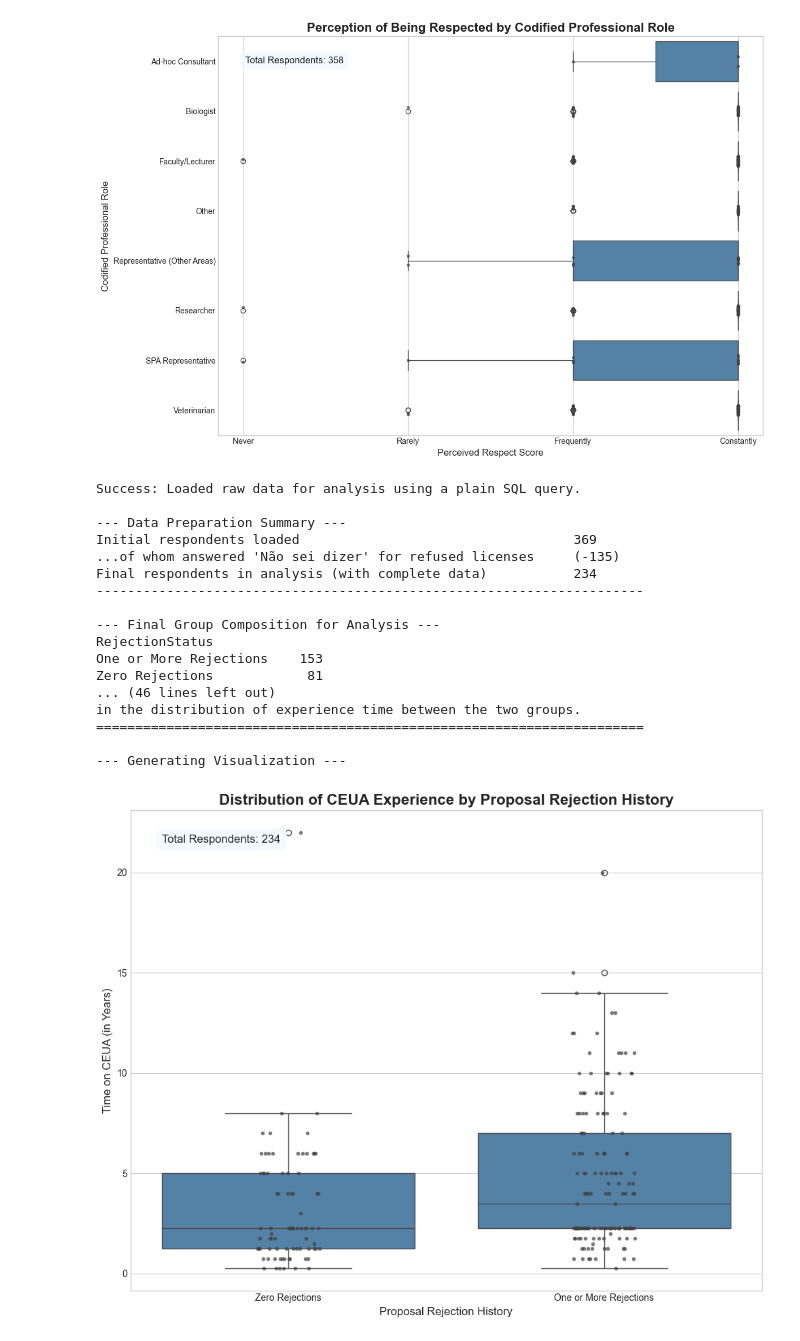
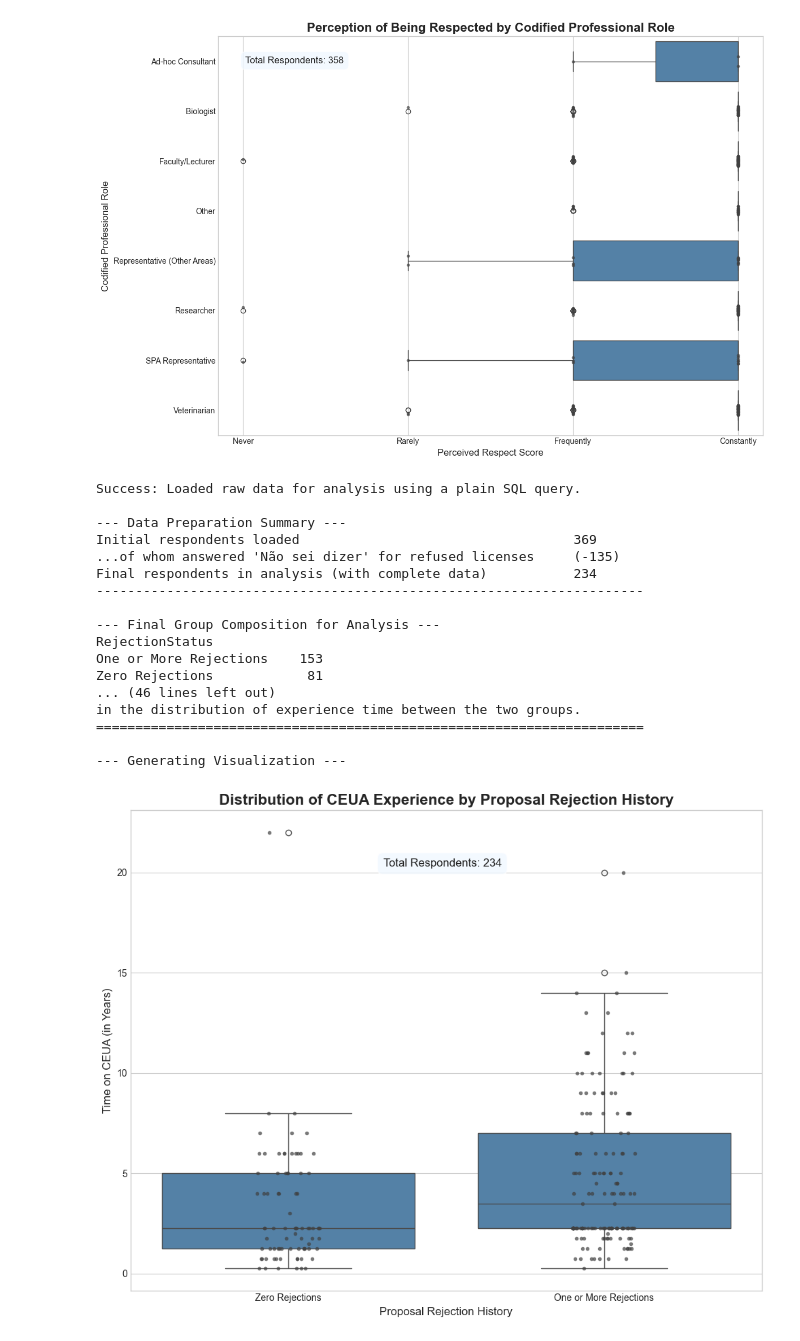
Before and after one commit to 3ff3x0r/CEUAS, a Jupyter notebook: Ceuas_stat.ipynb, the cells around one changed output. Saved outputs shown, nothing was run; the diff lists cells and outputs as text; code cells hidden in the pictures.

```diff
--- a/Ceuas_stat.ipynb
+++ b/Ceuas_stat.ipynb
@@ -8042,35 +8042,35 @@ def main():
     plt.title('Distribution of CEUA Experience by Proposal Rejection History', fontsize=16, fontweight='bold')
     plt.xlabel('Proposal Rejection History', fontsize=12)
     plt.ylabel('Time on CEUA (in Years)', fontsize=12)
 
-    ax.text(0.05, 0.95, f'Total Respondents: {final_analysis_count}',
+    ax.text(0.40, 0.90, f'Total Respondents: {final_analysis_count}',
             transform=ax.transAxes, fontsize=12, verticalalignment='top',
             horizontalalignment='left', bbox=dict(boxstyle='round,pad=0.5', fc='aliceblue', alpha=0.8))
 
     plt.tight_layout()
     plt.show()
 
 if __name__ == '__main__':
     main()
 # %% [output]
 Success: Loaded raw data for analysis using a plain SQL query.
 
 --- Data Preparation Summary ---
 Initial respondents loaded                                   369
 ...of whom answered 'Não sei dizer' for refused licenses     (-135)
 Final respondents in analysis (with complete data)           234
 ----------------------------------------------------------------------
 
 --- Final Group Composition for Analysis ---
 RejectionStatus
 One or More Rejections    153
 Zero Rejections            81
 ... (46 lines left out)
 in the distribution of experience time between the two groups.
 ======================================================================
 
 --- Generating Visualization ---
-[figure, old version]
+[figure, new version]
 # %%
 import pandas as pd
 import sqlite3
```
Also changed, not shown: parts of 1 cell of this notebook, 1 other file.
